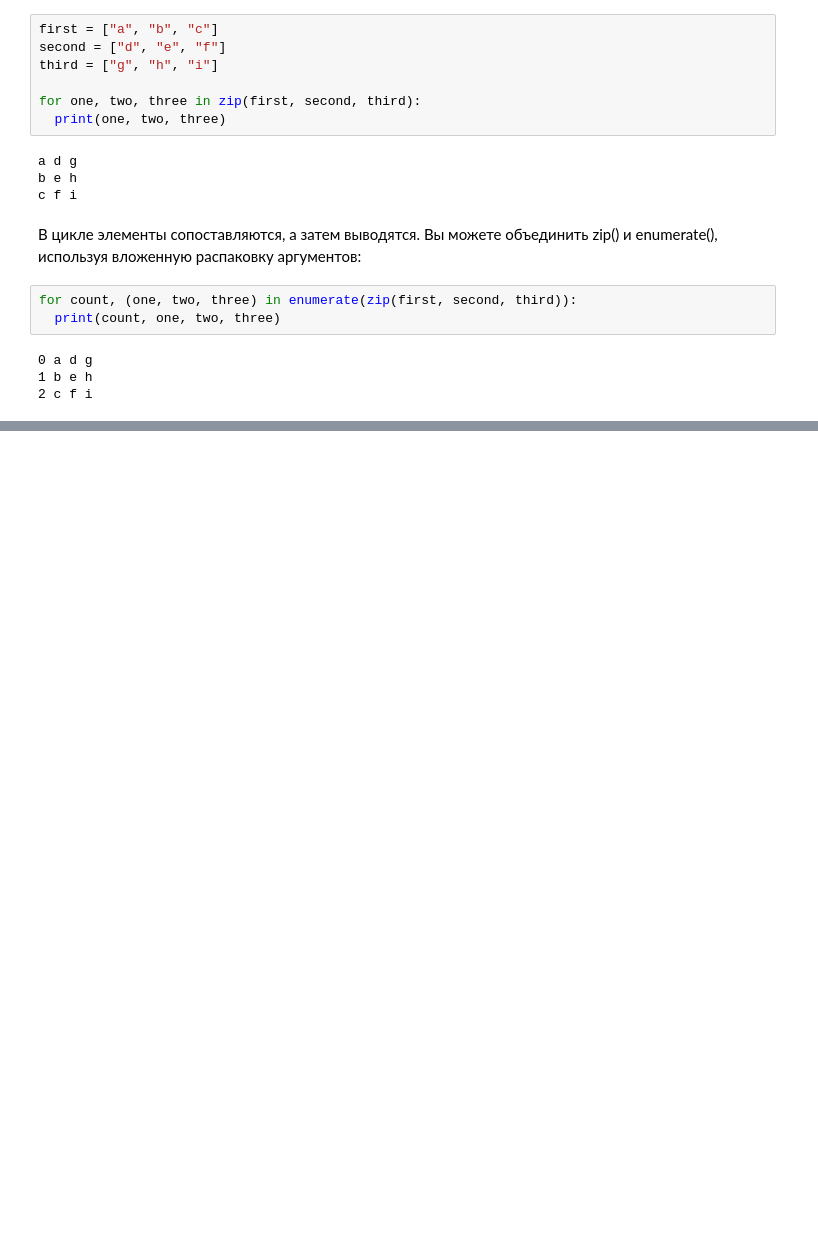
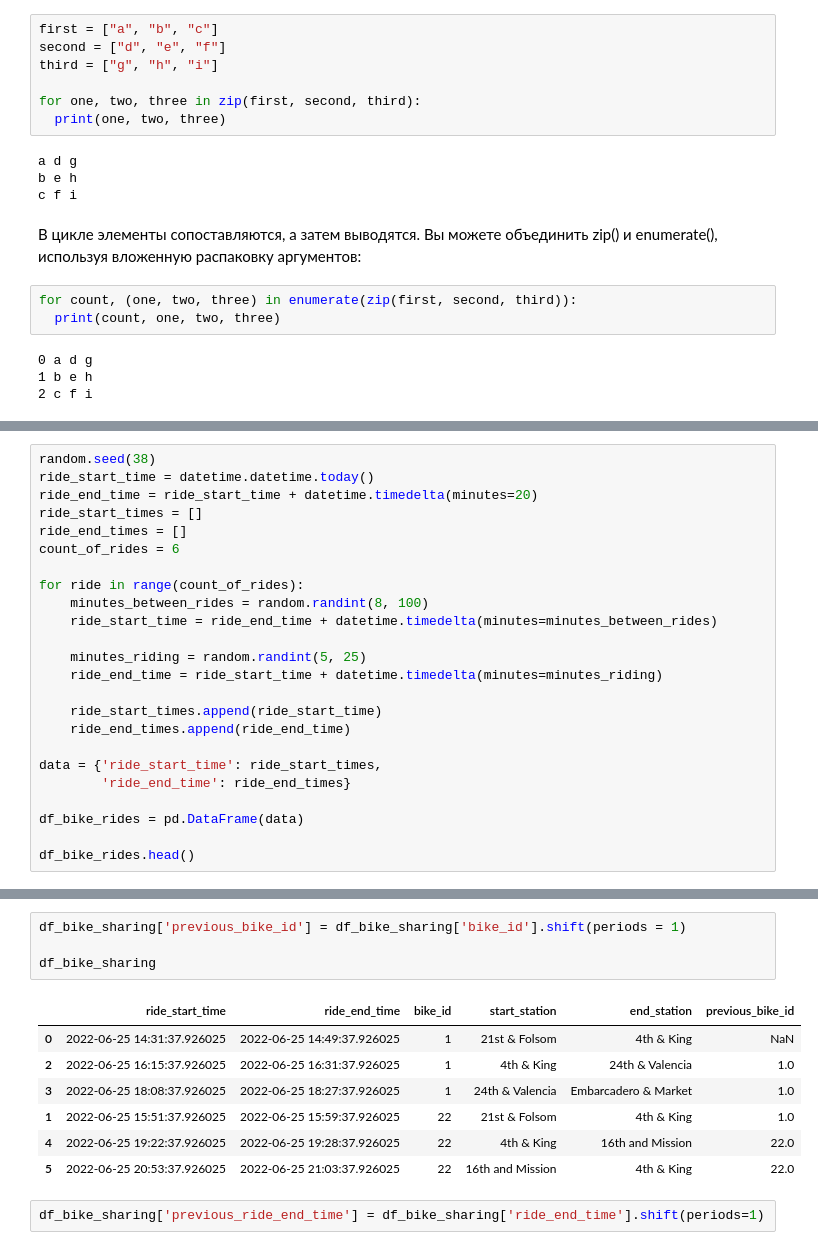
Before and after one commit to T-art-coder/Python-notebooks, a Jupyter notebook: Handy_Python_Notes.ipynb, the cells around one changed output, grey strips where cells are left out. Saved outputs shown, nothing was run; the diff lists cells and outputs as text; blank space fills up the shorter version.

```diff
--- a/Handy_Python_Notes.ipynb
+++ b/Handy_Python_Notes.ipynb
@@ -596,0 +712,24 @@ for count, (one, two, three) in enumerate(zip(first, second, third)):
+# %%
+random.seed(38)
+ride_start_time = datetime.datetime.today()
+ride_end_time = ride_start_time + datetime.timedelta(minutes=20)
+ride_start_times = []
+ride_end_times = []
+count_of_rides = 6
+
+for ride in range(count_of_rides):
+    minutes_between_rides = random.randint(8, 100)
+    ride_start_time = ride_end_time + datetime.timedelta(minutes=minutes_between_rides)
+
+    minutes_riding = random.randint(5, 25)
+    ride_end_time = ride_start_time + datetime.timedelta(minutes=minutes_riding)
+
+    ride_start_times.append(ride_start_time)
+    ride_end_times.append(ride_end_time)
+
+data = {'ride_start_time': ride_start_times,
+        'ride_end_time': ride_end_times}
+
+df_bike_rides = pd.DataFrame(data)
+
+df_bike_rides.head()
@@ -596,0 +790,14 @@ for count, (one, two, three) in enumerate(zip(first, second, third)):
+# %%
+df_bike_sharing['previous_bike_id'] = df_bike_sharing['bike_id'].shift(periods = 1)
+
+df_bike_sharing
+# %% [output]
+|  | ride_start_time | ride_end_time | bike_id | start_station | end_station | previous_bike_id |
+| 0 | 2022-06-25 14:31:37.926025 | 2022-06-25 14:49:37.926025 | 1 | 21st & Folsom | 4th & King | NaN |
+| 2 | 2022-06-25 16:15:37.926025 | 2022-06-25 16:31:37.926025 | 1 | 4th & King | 24th & Valencia | 1.0 |
+| 3 | 2022-06-25 18:08:37.926025 | 2022-06-25 18:27:37.926025 | 1 | 24th & Valencia | Embarcadero & Market | 1.0 |
+| 1 | 2022-06-25 15:51:37.926025 | 2022-06-25 15:59:37.926025 | 22 | 21st & Folsom | 4th & King | 1.0 |
+| 4 | 2022-06-25 19:22:37.926025 | 2022-06-25 19:28:37.926025 | 22 | 4th & King | 16th and Mission | 22.0 |
+| 5 | 2022-06-25 20:53:37.926025 | 2022-06-25 21:03:37.926025 | 22 | 16th and Mission | 4th & King | 22.0 |
+# %%
+df_bike_sharing['previous_ride_end_time'] = df_bike_sharing['ride_end_time'].shift(periods=1)
```
Also changed, not shown: parts of 40 cells of this notebook.
